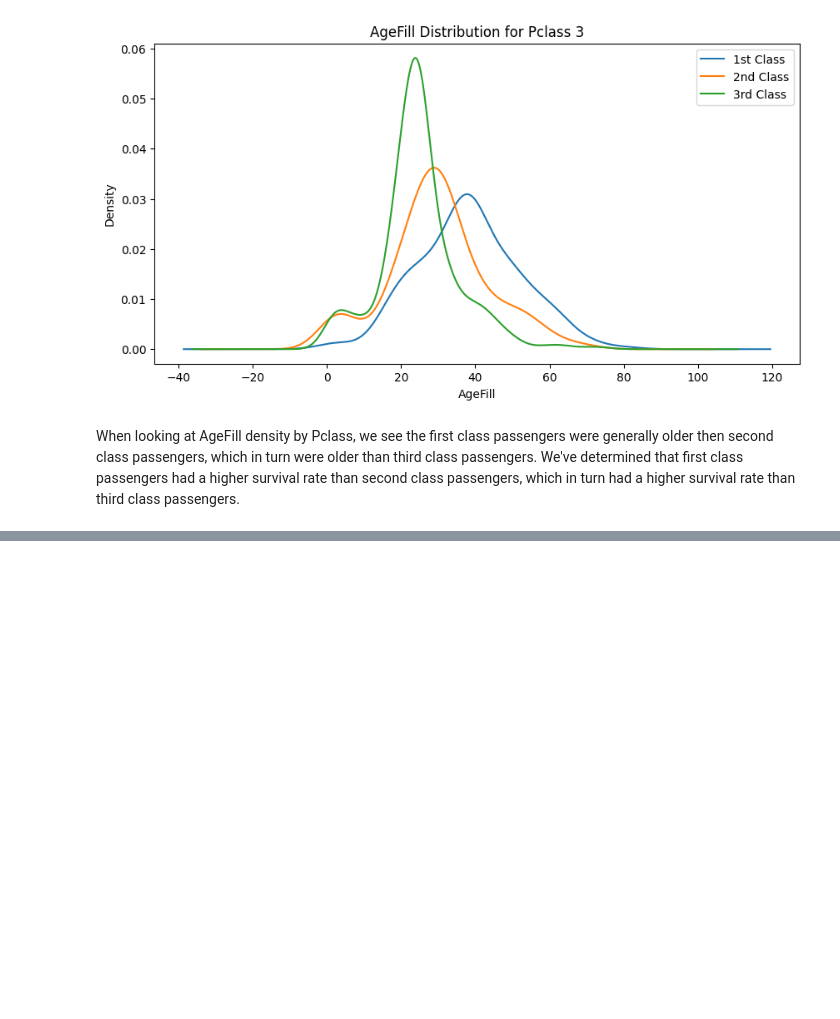
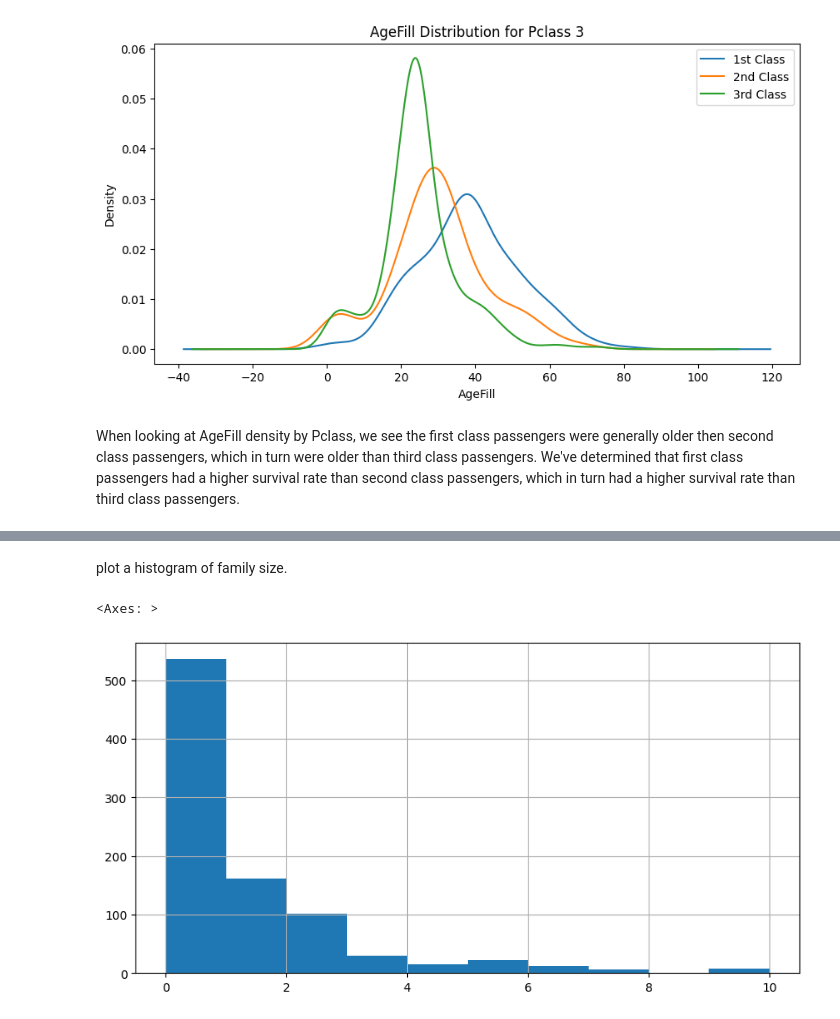
Before and after one commit to Brayanbrayan/Titanic, a Jupyter notebook: titanic.ipynb, the cells around one changed output, grey strips where cells are left out. Cells and saved outputs as stored; diff of their text form; code cells hidden in the pictures; blank space fills up the shorter version.

```diff
--- a/titanic.ipynb
+++ b/titanic.ipynb
@@ -459,0 +490,3 @@ When looking at AgeFill density by Pclass, we see the first class passengers wer
+# %%
+df_train['FamilySize'] =  df_train['SibSp'] + df_train['Parch']
+df_train.head()
@@ -459,0 +500,7 @@ When looking at AgeFill density by Pclass, we see the first class passengers wer
+# %% [markdown]
+plot a histogram of family size.
+# %%
+df_train['FamilySize'].hist()
+# %% [output]
+<Axes: >
+[figure, added]
```
Also changed, not shown: parts of 15 cells of this notebook.
